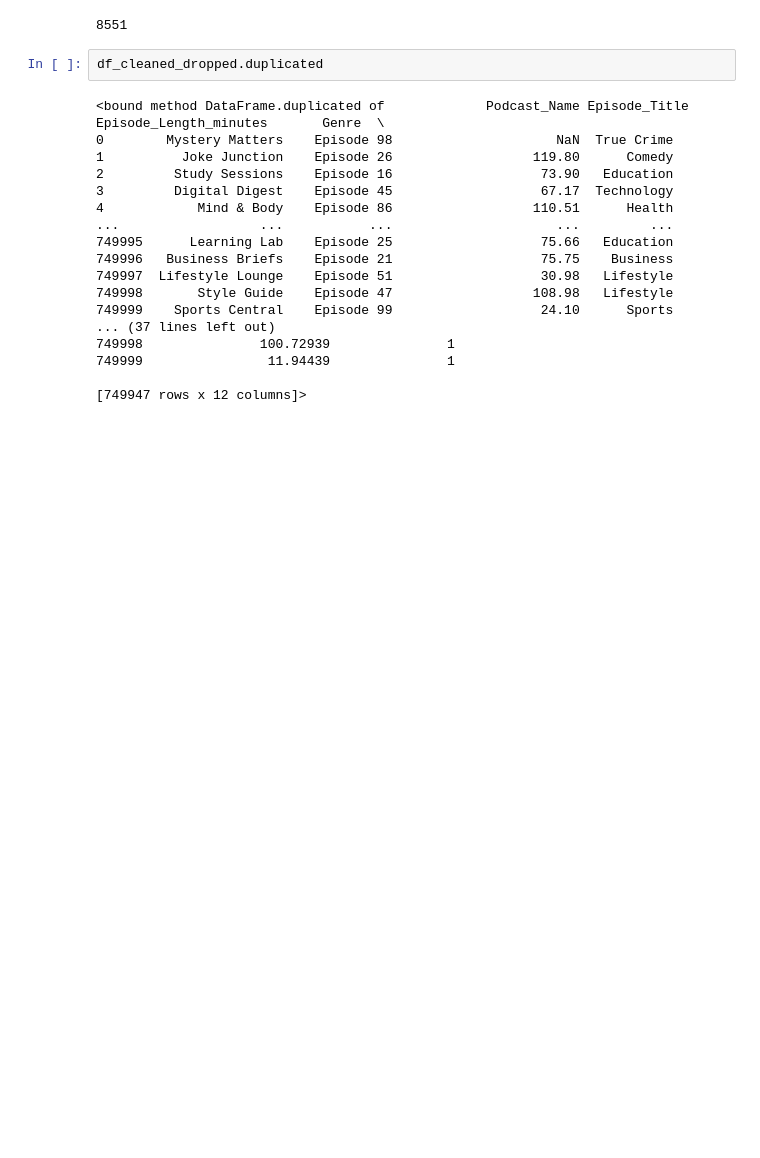
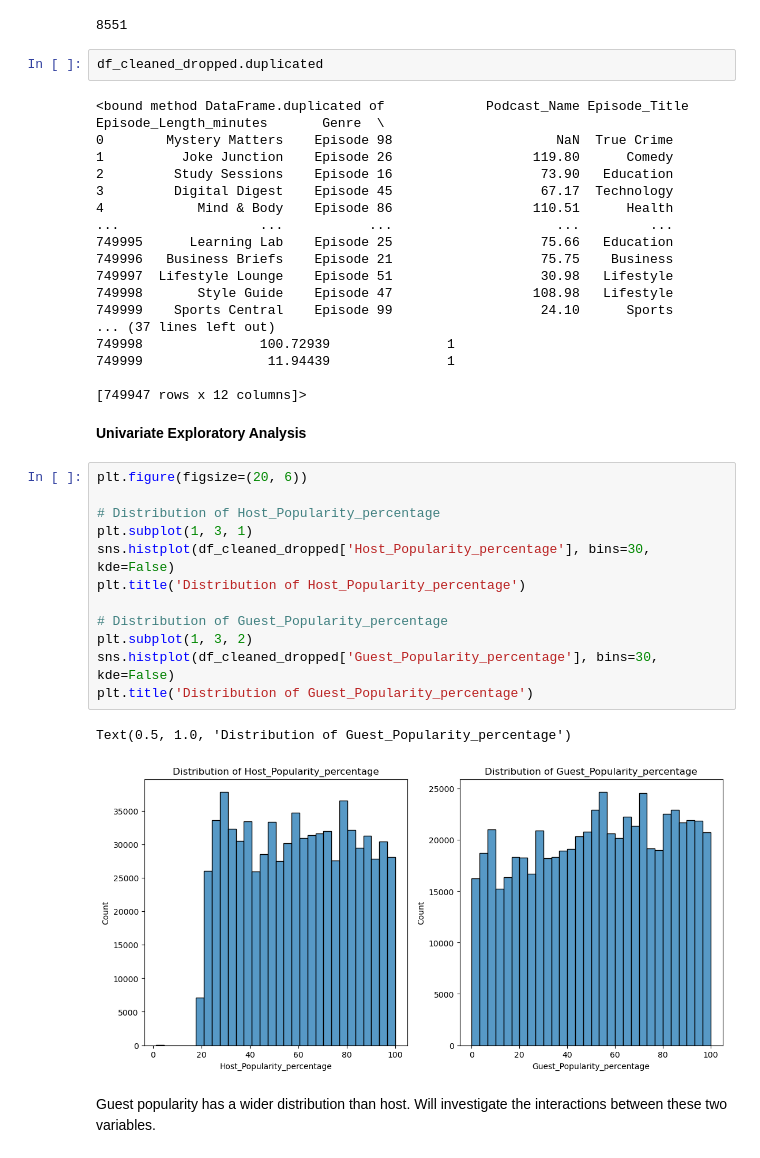
Before and after one commit to Seribii1o1/Predict-Podcast-Listening-Time, a Jupyter notebook: code/EDA.ipynb, the cells around one changed output. Cells and saved outputs as stored; diff of their text form; blank space fills up the shorter version.

Commit message:
univariate

```diff
--- a/code/EDA.ipynb
+++ b/code/EDA.ipynb
@@ -355,3 +355,22 @@ df_cleaned_dropped.duplicated
 749999                11.94439               1
 
 [749947 rows x 12 columns]>
+# %% [markdown]
+**Univariate Exploratory Analysis**
+# %%
+plt.figure(figsize=(20, 6))
+
+# Distribution of Host_Popularity_percentage
+plt.subplot(1, 3, 1)
+sns.histplot(df_cleaned_dropped['Host_Popularity_percentage'], bins=30, kde=False)
+plt.title('Distribution of Host_Popularity_percentage')
+
+# Distribution of Guest_Popularity_percentage
+plt.subplot(1, 3, 2)
+sns.histplot(df_cleaned_dropped['Guest_Popularity_percentage'], bins=30, kde=False)
+plt.title('Distribution of Guest_Popularity_percentage')
+# %% [output]
+Text(0.5, 1.0, 'Distribution of Guest_Popularity_percentage')
+[figure, added]
+# %% [markdown]
+Guest popularity has a wider distribution than host. Will investigate the interactions between these two variables.
```
